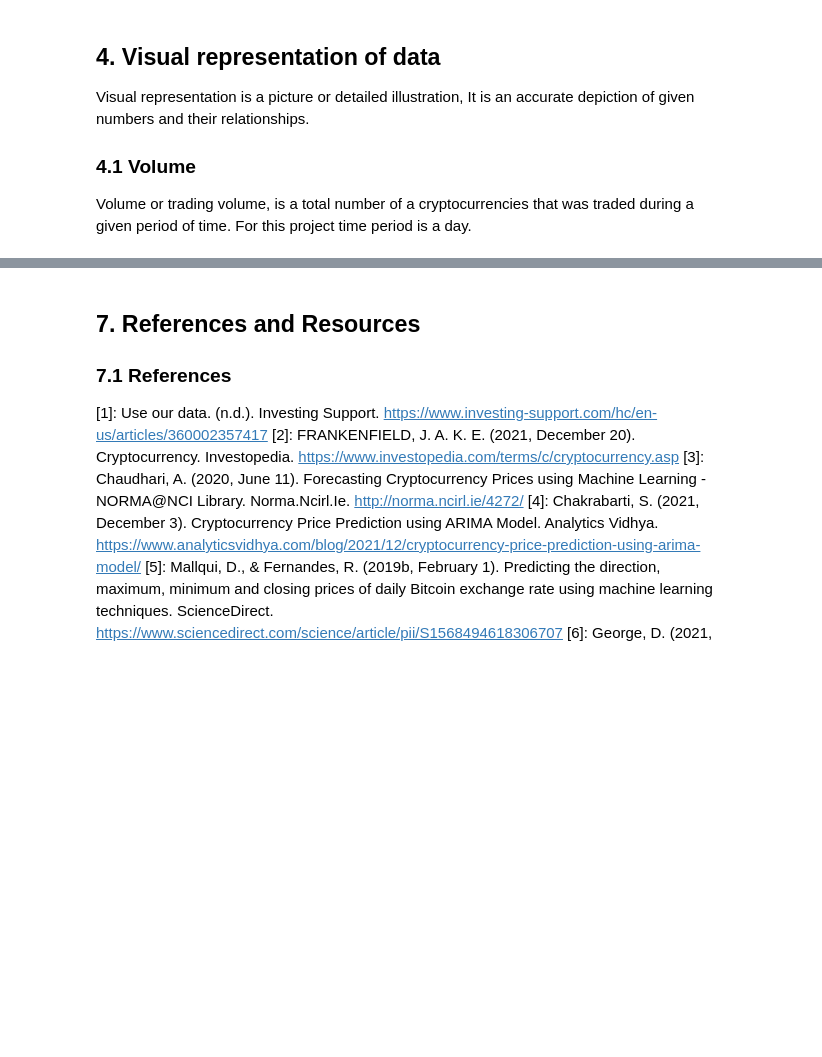
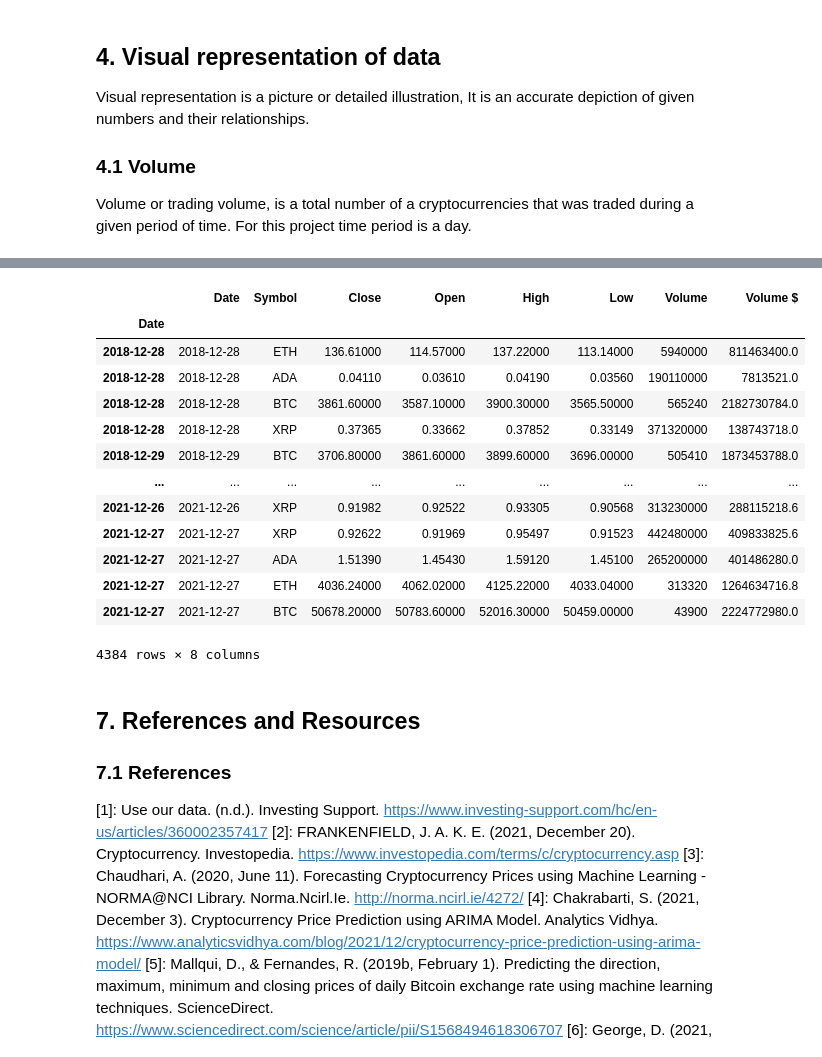
Before and after one commit to gshudhanshu/CM2015-Programming-with-data_Mid-term, a Jupyter notebook: CM2015_Mid-term.ipynb, the cells around one changed output, grey strips where cells are left out. Saved outputs shown, nothing was run; the diff lists cells and outputs as text; code cells hidden in the pictures; blank space fills up the shorter version.

```diff
--- a/CM2015_Mid-term.ipynb
+++ b/CM2015_Mid-term.ipynb
@@ -336,3 +365,21 @@ plt.style.use('dark_background')
+# %%
+# coinsHistoryDateIndex.sort_values(by='Date')
+coinsHistoryDateIndex
+# %% [output]
+|  | Date | Symbol | Close | Open | High | Low | Volume | Volume $ |
+| Date |  |  |  |  |  |  |  |  |
+| 2018-12-28 | 2018-12-28 | ETH | 136.61000 | 114.57000 | 137.22000 | 113.14000 | 5940000 | 811463400.0 |
+| 2018-12-28 | 2018-12-28 | ADA | 0.04110 | 0.03610 | 0.04190 | 0.03560 | 190110000 | 7813521.0 |
+| 2018-12-28 | 2018-12-28 | BTC | 3861.60000 | 3587.10000 | 3900.30000 | 3565.50000 | 565240 | 2182730784.0 |
+| 2018-12-28 | 2018-12-28 | XRP | 0.37365 | 0.33662 | 0.37852 | 0.33149 | 371320000 | 138743718.0 |
+| 2018-12-29 | 2018-12-29 | BTC | 3706.80000 | 3861.60000 | 3899.60000 | 3696.00000 | 505410 | 1873453788.0 |
+| ... | ... | ... | ... | ... | ... | ... | ... | ... |
+| 2021-12-26 | 2021-12-26 | XRP | 0.91982 | 0.92522 | 0.93305 | 0.90568 | 313230000 | 288115218.6 |
+| 2021-12-27 | 2021-12-27 | XRP | 0.92622 | 0.91969 | 0.95497 | 0.91523 | 442480000 | 409833825.6 |
+| 2021-12-27 | 2021-12-27 | ADA | 1.51390 | 1.45430 | 1.59120 | 1.45100 | 265200000 | 401486280.0 |
+| 2021-12-27 | 2021-12-27 | ETH | 4036.24000 | 4062.02000 | 4125.22000 | 4033.04000 | 313320 | 1264634716.8 |
+| 2021-12-27 | 2021-12-27 | BTC | 50678.20000 | 50783.60000 | 52016.30000 | 50459.00000 | 43900 | 2224772980.0 |
+4384 rows × 8 columns
 # %% [markdown]
 ## 7. References and Resources
 ### 7.1 References
```
Also changed, not shown: parts of 7 cells of this notebook.
